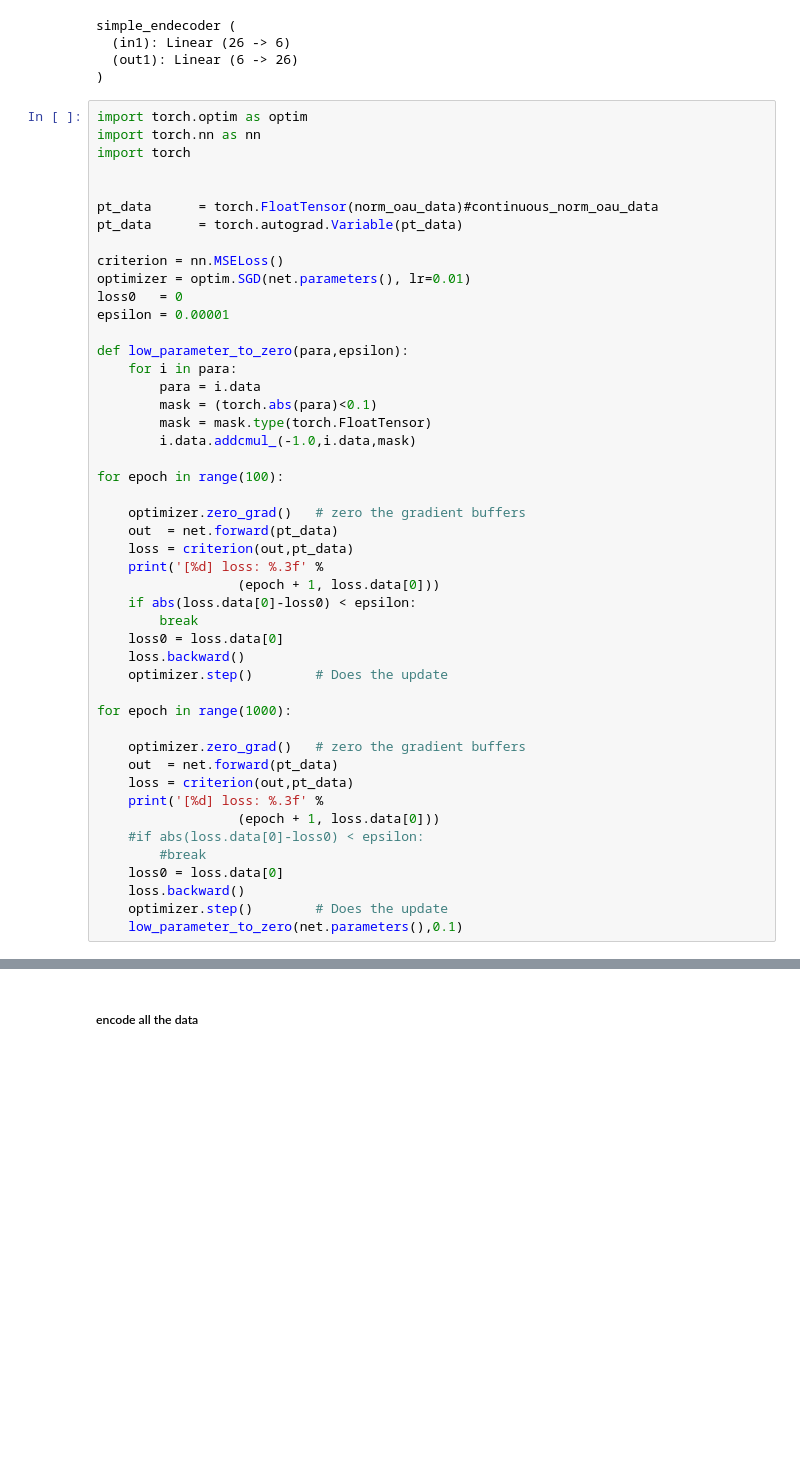
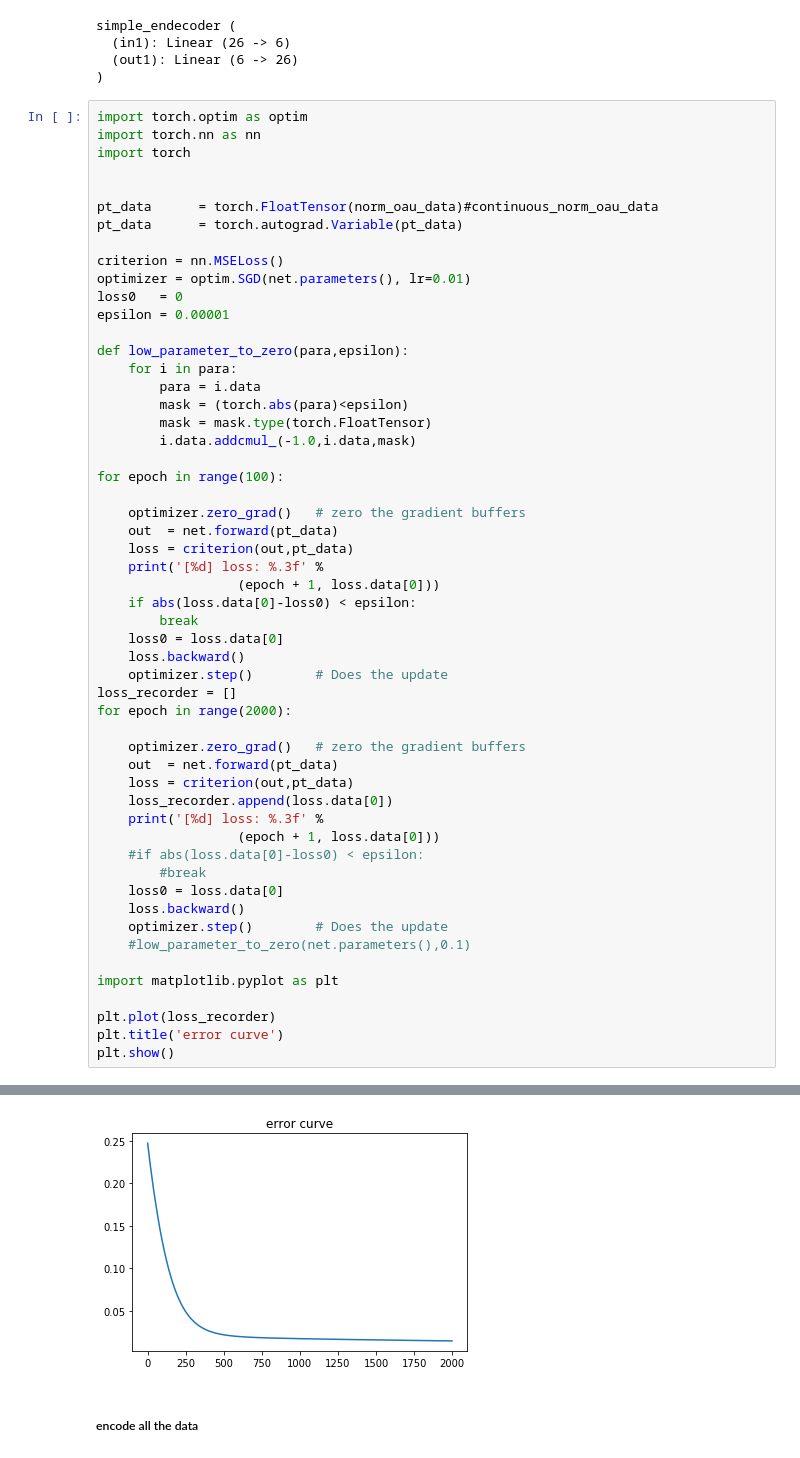
Before and after one commit to foTok/hybrid_diagnosis, a Jupyter notebook: Hybrid_Approach_v0.01.ipynb, the cells around one changed output, grey strips where cells are left out. Drawn from its saved outputs; the diff is of its cells as text; blank space fills up the shorter version.

```diff
--- a/Hybrid_Approach_v0.01.ipynb
+++ b/Hybrid_Approach_v0.01.ipynb
@@ -135,7 +135,7 @@ epsilon = 0.00001
 def low_parameter_to_zero(para,epsilon):
     for i in para:
         para = i.data
-        mask = (torch.abs(para)<0.1)
+        mask = (torch.abs(para)<epsilon)
         mask = mask.type(torch.FloatTensor)
         i.data.addcmul_(-1.0,i.data,mask)
 
@@ -151,12 +151,13 @@ for epoch in range(100):
     loss0 = loss.data[0]
     loss.backward()
     optimizer.step()        # Does the update
-
-for epoch in range(1000):
+loss_recorder = []
+for epoch in range(2000):
 
     optimizer.zero_grad()   # zero the gradient buffers
     out  = net.forward(pt_data)
     loss = criterion(out,pt_data)
+    loss_recorder.append(loss.data[0])
     print('[%d] loss: %.3f' %
                   (epoch + 1, loss.data[0]))
     #if abs(loss.data[0]-loss0) < epsilon:
@@ -164,5 +165,11 @@ for epoch in range(1000):
     loss0 = loss.data[0]
     loss.backward()
     optimizer.step()        # Does the update
-    low_parameter_to_zero(net.parameters(),0.1)
+    #low_parameter_to_zero(net.parameters(),0.1)
+
+import matplotlib.pyplot as plt
+
+plt.plot(loss_recorder)
+plt.title('error curve')
+plt.show()
 # %% [output]
@@ -186,3 +193,4 @@ for epoch in range(1000):
+[figure, added]
 # %% [markdown]
 ##### encode all the data
 # %%
```
Also changed, not shown: parts of 9 cells of this notebook.
